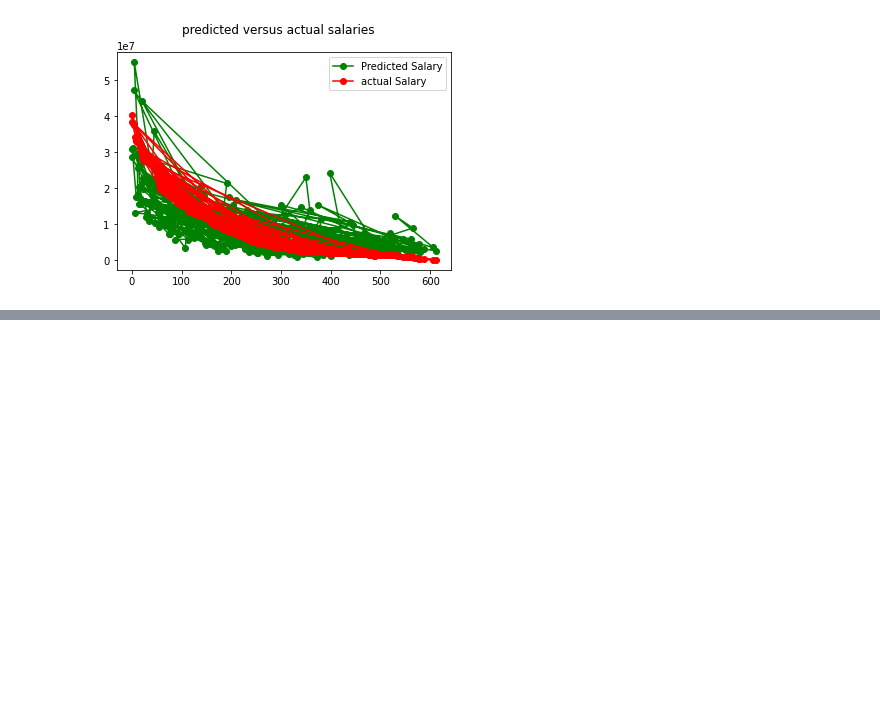
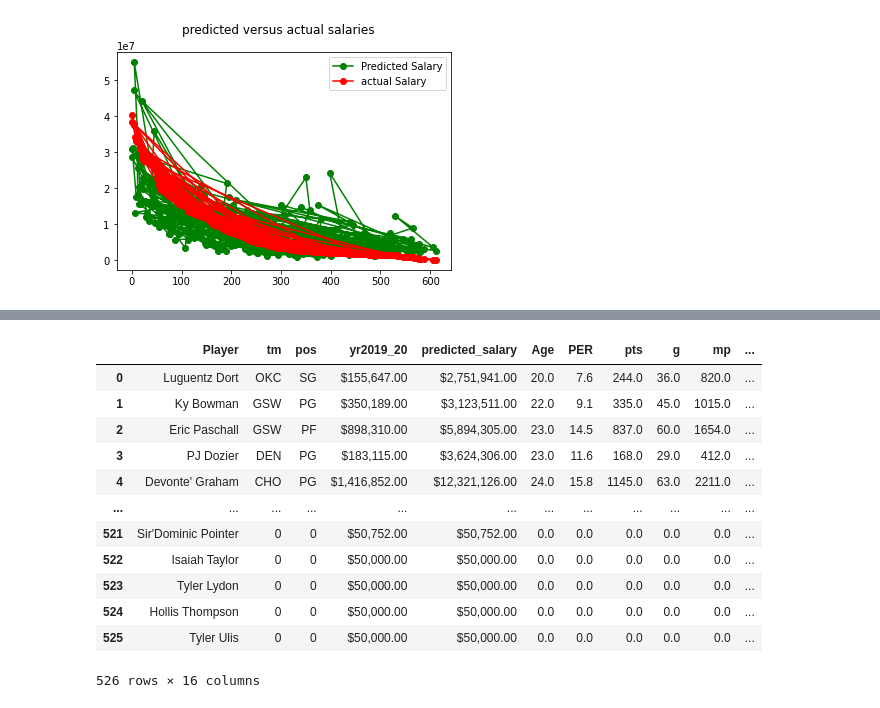
Before and after one commit to gportes24/NBA_Salary_app, a Jupyter notebook: Resources/Prediction(Poisson_Regression).ipynb, the cells around one changed output, grey strips where cells are left out. Saved outputs shown, nothing was run; the diff lists cells and outputs as text; code cells hidden in the pictures; blank space fills up the shorter version.

```diff
--- a/Resources/Prediction(Poisson_Regression).ipynb
+++ b/Resources/Prediction(Poisson_Regression).ipynb
@@ -303,0 +567,23 @@ prediction_profile
+# %%
+#https://en.wikipedia.org/wiki/Kobe_Bryant#/media/File:Kobe_Bryant_2015.jpg
+def photos(row):
+    if row['headshot']==0:
+        return "https://en.wikipedia.org/wiki/Kobe_Bryant#/media/File:Kobe_Bryant_2015.jpg"
+    else:
+        return row['headshot']
+prediction_profile['headshot']=prediction_profile.apply(lambda row: photos(row),axis=1)
+prediction_profile
+# %% [output]
+|  | Player | tm | pos | yr2019_20 | predicted_salary | Age | PER | pts | g | mp | ... |
+| 0 | Luguentz Dort | OKC | SG | $155,647.00 | $2,751,941.00 | 20.0 | 7.6 | 244.0 | 36.0 | 820.0 | ... |
+| 1 | Ky Bowman | GSW | PG | $350,189.00 | $3,123,511.00 | 22.0 | 9.1 | 335.0 | 45.0 | 1015.0 | ... |
+| 2 | Eric Paschall | GSW | PF | $898,310.00 | $5,894,305.00 | 23.0 | 14.5 | 837.0 | 60.0 | 1654.0 | ... |
+| 3 | PJ Dozier | DEN | PG | $183,115.00 | $3,624,306.00 | 23.0 | 11.6 | 168.0 | 29.0 | 412.0 | ... |
+| 4 | Devonte' Graham | CHO | PG | $1,416,852.00 | $12,321,126.00 | 24.0 | 15.8 | 1145.0 | 63.0 | 2211.0 | ... |
+| ... | ... | ... | ... | ... | ... | ... | ... | ... | ... | ... | ... |
+| 521 | Sir'Dominic Pointer | 0 | 0 | $50,752.00 | $50,752.00 | 0.0 | 0.0 | 0.0 | 0.0 | 0.0 | ... |
+| 522 | Isaiah Taylor | 0 | 0 | $50,000.00 | $50,000.00 | 0.0 | 0.0 | 0.0 | 0.0 | 0.0 | ... |
+| 523 | Tyler Lydon | 0 | 0 | $50,000.00 | $50,000.00 | 0.0 | 0.0 | 0.0 | 0.0 | 0.0 | ... |
+| 524 | Hollis Thompson | 0 | 0 | $50,000.00 | $50,000.00 | 0.0 | 0.0 | 0.0 | 0.0 | 0.0 | ... |
+| 525 | Tyler Ulis | 0 | 0 | $50,000.00 | $50,000.00 | 0.0 | 0.0 | 0.0 | 0.0 | 0.0 | ... |
+526 rows × 16 columns
```
Also changed, not shown: parts of 23 cells of this notebook, 3 other files.
